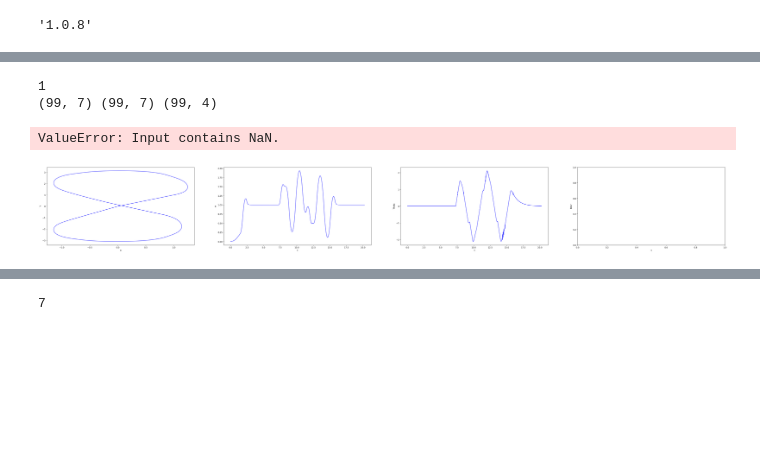
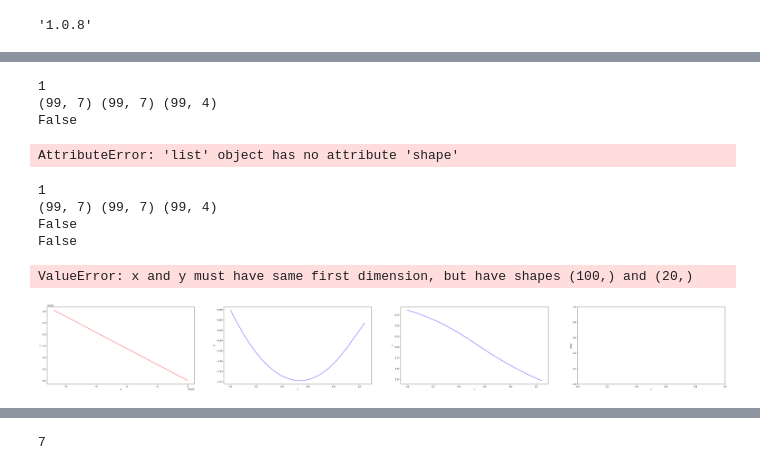
Before and after one commit to MatthewK0617/CrazyFlieVis, a Jupyter notebook: fitK.ipynb, the cells around one changed output, grey strips where cells are left out. Saved outputs shown, nothing was run; the diff lists cells and outputs as text; code cells hidden in the pictures; blank space fills up the shorter version.

```diff
--- a/fitK.ipynb
+++ b/fitK.ipynb
@@ -15,7 +15,9 @@ pk.__version__
 # %%
 ## Initialize/Load Sphero
 
-Xfull = np.load("data/Xfull5.npy")
+Xfull = np.load("data/Xfull_1.npy")
+Xfull = Xfull[:, 1000:1100, :]
+
 
 N_x, N_u, N_d = 7, 4, 0
 
@@ -72,13 +78,13 @@ def plot_comparison(model, train_ix, no_comp=False, EDMDc=True):
 
         ax2 = plt.subplot(n_rows, n_columns, pos2)
         ax2.set_xlabel("t")
-        ax2.set_ylabel("V")
-        ax2.plot(t_arr, X[2, :], alpha=0.8, label="Nominal", color="blue")
+        ax2.set_ylabel("X")
+        ax2.plot(t_arr, X[0, :], alpha=0.8, label="Nominal", color="blue")
 
         ax3 = plt.subplot(n_rows, n_columns, pos3)
         ax3.set_xlabel("t")
-        ax3.set_ylabel("Theta")
-        ax3.plot(t_arr, X[3, :], alpha=0.8, label="Nominal", color="blue")
+        ax3.set_ylabel("Y")
+        ax3.plot(t_arr, X[1, :], alpha=0.8, label="Nominal", color="blue")
 
         ax4 = plt.subplot(n_rows, n_columns, pos4)
         ax4.set_xlabel("t")
@@ -91,13 +97,15 @@ def plot_comparison(model, train_ix, no_comp=False, EDMDc=True):
                 )
                 Xh = np.vstack((X[:N_x, 0].T, Xhp)).T
             else:
+                print(np.isnan(X[:N_x, 0]).any())
                 Xh = model.simulate(
-                    X[:N_x, 0].reshape(1, -1), X[N_x : N_x + N_u, :].T, n_steps=N_T
+                    X[:N_x, 0].reshape(1, -1), X[N_x : N_x + N_u, :].T, n_steps=20
+                    # X[:N_x, 0].reshape(1, -1), n_steps=10
                 ).T
 
         ax1.plot(Xh[0, :], Xh[1, :], alpha=0.8, label="Model", color="red")
-        ax2.plot(t_arr, Xh[2, :], alpha=0.8, label="Model", color="red")
-        ax3.plot(t_arr, Xh[3, :], alpha=0.8, label="Model", color="red")
+        ax2.plot(t_arr, Xh[0, :], alpha=0.8, label="Model", color="red")
+        ax3.plot(t_arr, Xh[1, :], alpha=0.8, label="Model", color="red")
         ax4.plot(
             t_arr,
             np.linalg.norm(X[:N_x, :] - Xh, axis=0),
@@ -118,6 +126,9 @@ def plot_comparison(model, train_ix, no_comp=False, EDMDc=True):
     else:
         plt.suptitle("EDMDc Linearizations of Crazyflie Trajectories", fontsize=200)
     plt.show()
+
+    # print(Xh.shape)
+    return Xh
 # %%
 # plot_comparison(None, [], no_comp=True)
 # %%
@@ -127,40 +138,54 @@ def fitK(X_full, train_ix, observables, N_T=100, svd_rank=None, method="EDMDc"):
     ## Flatten Data (only matters if training with more than one traj)
     Xks, Xkps, Uks = [], [], []
     print(len(train_ix))
+
     for i in range(len(train_ix)):
         Xks.append(Xb[:N_x, :-1, i])
         Xkps.append(Xb[:N_x, 1:, i])
         Uks.append(Xb[N_x : N_x + N_u, :-1, i])
     Xk, Xkp, Uk = np.hstack(Xks).T, np.hstack(Xkps).T, np.hstack(Uks).T
     print(Xk.shape, Xkp.shape, Uk.shape)
-
+    print(np.isnan(Xk).any())
     # DMDc = pk.regression.DMDc(svd_rank=svd_rank)
     EDMDc = pk.regression.EDMDc()
-    model = pk.Koopman(observables=observables, regressor=EDMDc).fit(Xk, u=Uk, y=Xkp)
-    # model = pk.Koopman(observables=observables, regressor=DMDc).fit(X0, u=U, y=X1)
+    # EDMD = pk.regression.EDMD()
+    DMDc = pk.regression.DMDc(svd_rank=svd_rank)
+    # model = pk.Koopman(observables=observables, regressor=EDMDc).fit(Xk, u=Uk, y=Xkp)
+    # model = pk.Koopman(observables=observables, regressor=EDMD).fit(Xk, y=Xkp)
+
+    print("Xkp:", Xkp.shape)
+    model = pk.Koopman(observables=observables, regressor=DMDc).fit(Xk, u=Uk, y=Xkp)
 
     return model
+# %%
+model = fitK(X_full=Xfull, train_ix=X_train_i, observables=poly, svd_rank=-1)
+# %% [output]
+1
+(99, 7) (99, 7) (99, 4)
+False
+AttributeError: 'list' object has no attribute 'shape'
 # %%
 Xk, Uk = Xfull[:N_x, :].T, Xfull[N_x : N_x + N_u, :-1].T
 
-poly = pk.observables.Polynomial(degree=1, include_bias=True)
+poly = pk.observables.Polynomial(degree=2, include_bias=True)
 RBF = pk.observables.RadialBasisFunction(
     rbf_type="thinplate",
     n_centers=10,
     centers=None,
     kernel_width=1.0,
     polyharmonic_coeff=1.0,
     include_state=True,
 )
-model = fitK(X_full=Xfull, train_ix=X_train_i, observables=RBF)
-
+model = fitK(X_full=Xfull, train_ix=X_train_i, observables=poly, svd_rank=-1)
 if np.isnan(model.A.any()):
     print("NAN")
-
 ## Compare True and DMDc
-plot_comparison(model, train_ix=X_train_i)
+Xh = plot_comparison(model, train_ix=X_train_i)
+# Xh[0, :]
 # %% [output]
 1
 (99, 7) (99, 7) (99, 4)
+False
+False
-ValueError: Input contains NaN.
+ValueError: x and y must have same first dimension, but have shapes (100,) and (20,)
-[figure, old version]
+[figure, new version]
```
Also changed, not shown: parts of 7 cells of this notebook, 2 other files.
